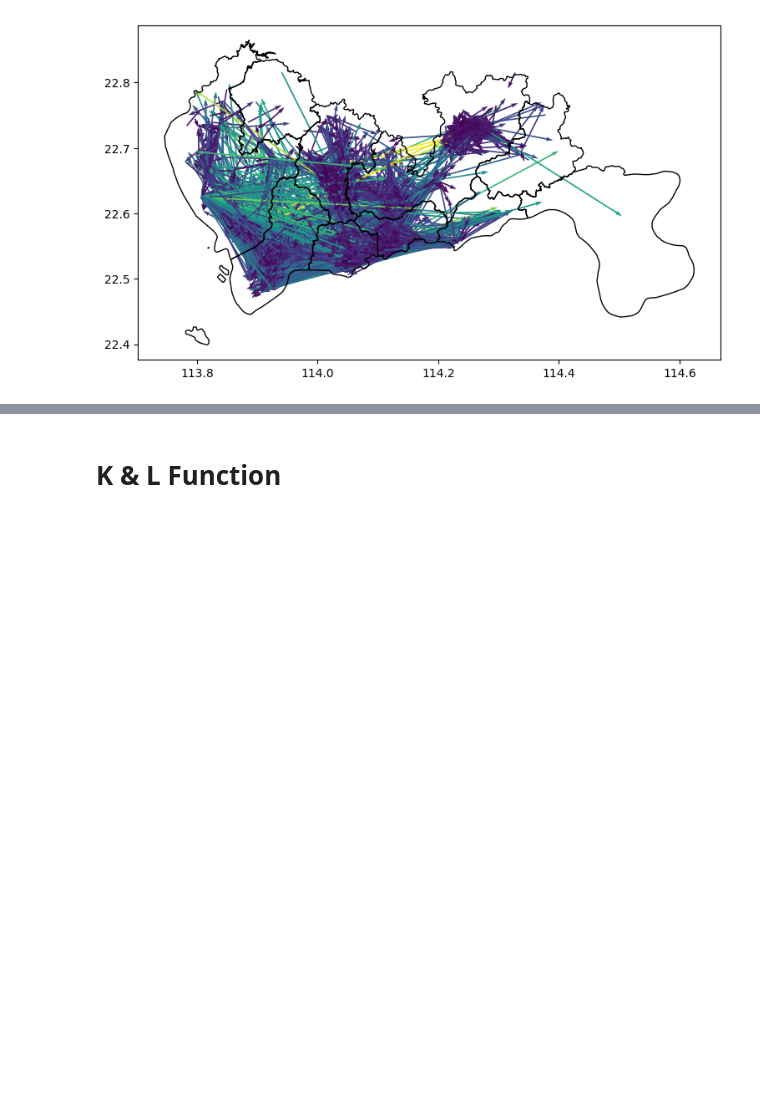
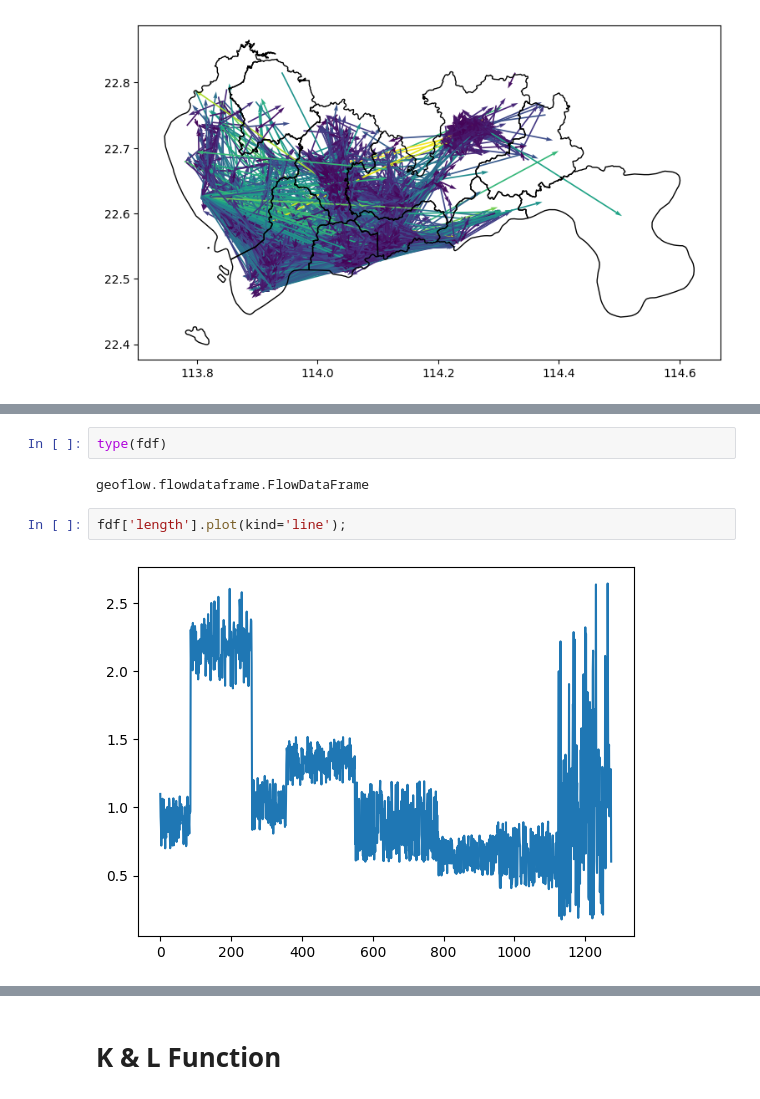
Before and after one commit to djw-easy/geoflowkit, a Jupyter notebook: example.ipynb, the cells around one changed output, grey strips where cells are left out. Saved outputs shown, nothing was run; the diff lists cells and outputs as text; blank space fills up the shorter version.

```diff
--- a/example.ipynb
+++ b/example.ipynb
@@ -54,3 +54,11 @@ fdf.head(1)
+# %%
+type(fdf)
+# %% [output]
+geoflow.flowdataframe.FlowDataFrame
+# %%
+fdf['length'].plot(kind='line');
+# %% [output]
+[figure, added]
 # %%
 from matplotlib.colors import ListedColormap
 labels = fdf['flow_type']
```
Also changed, not shown: parts of 10 cells of this notebook, 10 other files.
